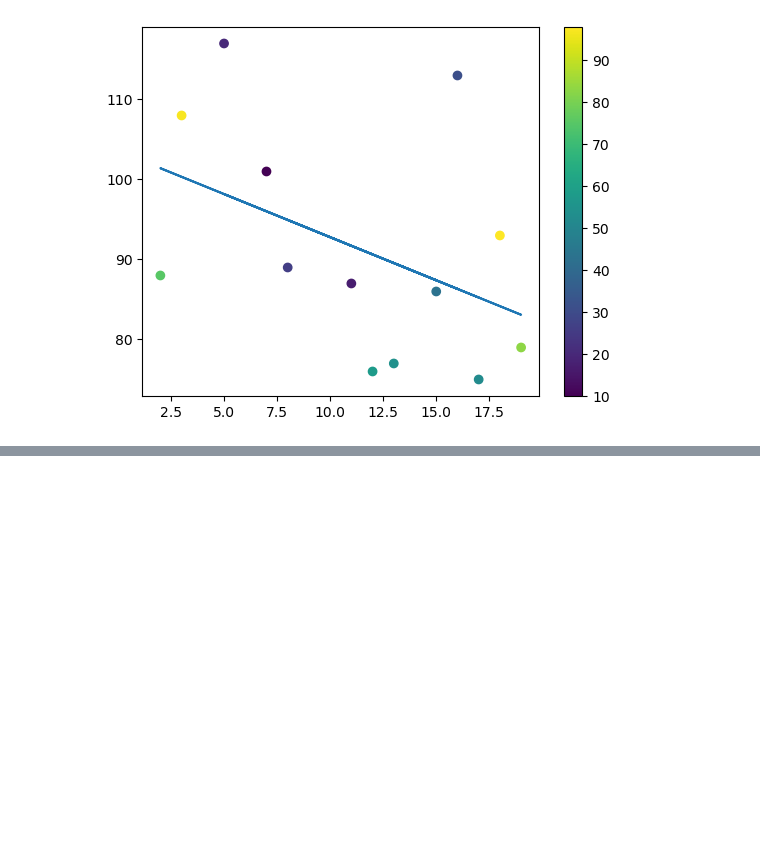
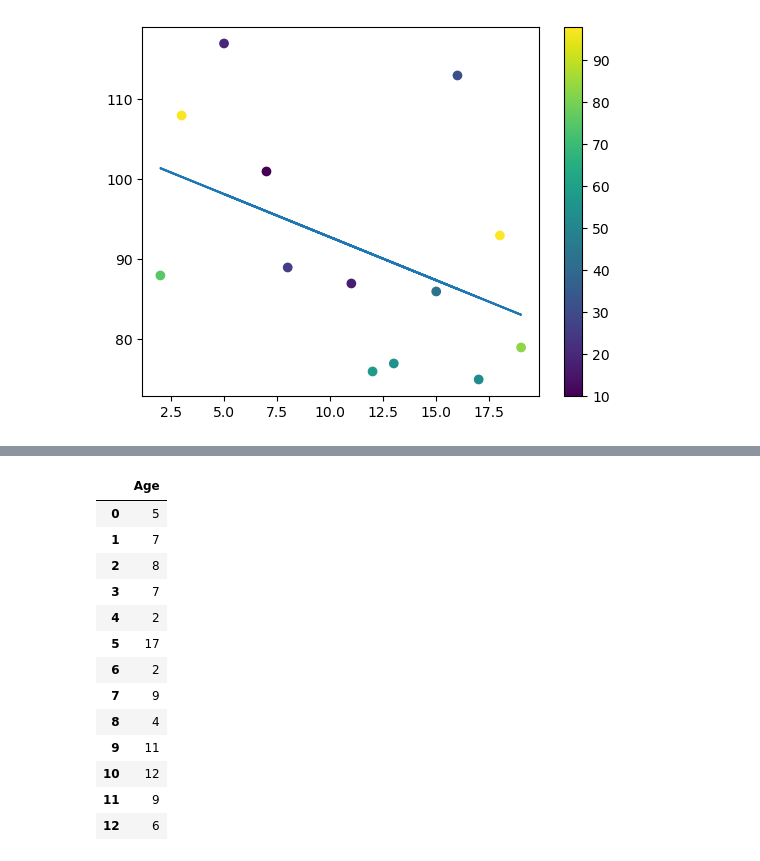
Before and after one commit to jabedkhanjb/Machine-Learning, a Jupyter notebook: Linear Regression.ipynb, the cells around one changed output, grey strips where cells are left out. Cells and saved outputs as stored; diff of their text form; code cells hidden in the pictures; blank space fills up the shorter version.

```diff
--- a/Linear Regression.ipynb
+++ b/Linear Regression.ipynb
@@ -175,0 +228,17 @@ NameError: name 'z' is not defined
+# %%
+x
+# %% [output]
+|  | Age |
+| 0 | 5 |
+| 1 | 7 |
+| 2 | 8 |
+| 3 | 7 |
+| 4 | 2 |
+| 5 | 17 |
+| 6 | 2 |
+| 7 | 9 |
+| 8 | 4 |
+| 9 | 11 |
+| 10 | 12 |
+| 11 | 9 |
+| 12 | 6 |
```
Also changed, not shown: parts of 23 cells of this notebook, 1 other file.
